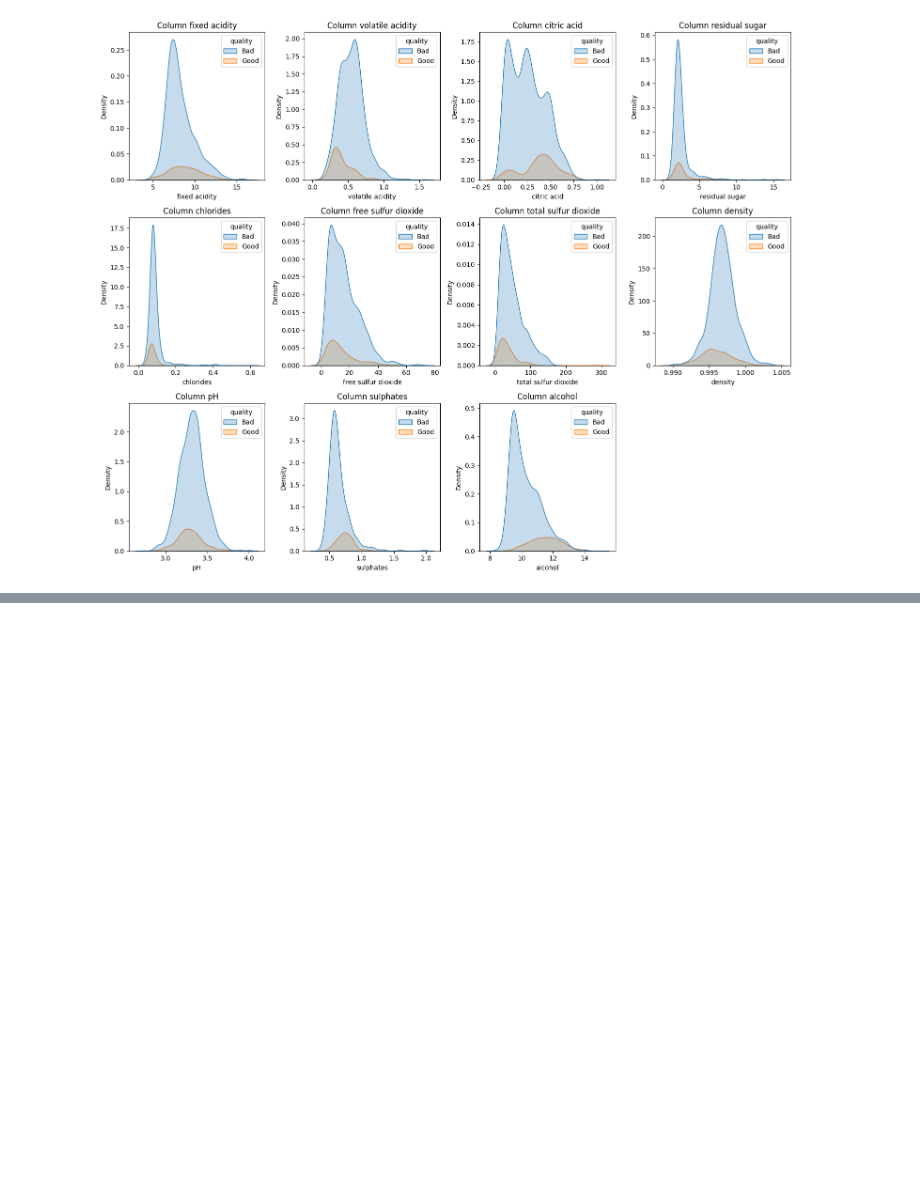
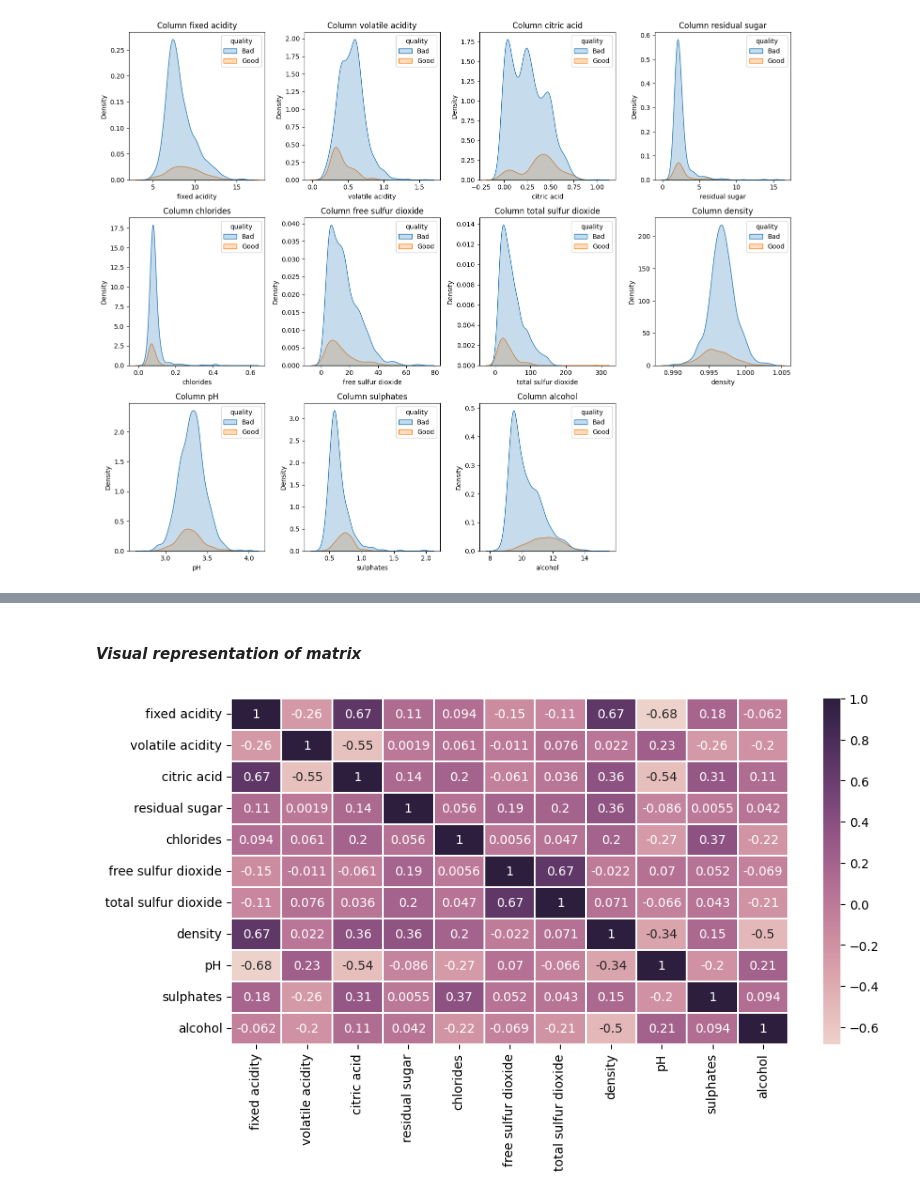
Before and after one commit to 176deepak/red-wine, a Jupyter notebook: Notebooks/Exploratory_Analysis.ipynb, the cells around one changed output, grey strips where cells are left out. Cells and saved outputs as stored; diff of their text form; code cells hidden in the pictures; blank space fills up the shorter version.

```diff
--- a/Notebooks/Exploratory_Analysis.ipynb
+++ b/Notebooks/Exploratory_Analysis.ipynb
@@ -237,0 +247,3 @@ plt.show()
+# %%
+corr_matrix = df.corr(numeric_only=True)
+corr_matrix
@@ -237,0 +263,8 @@ plt.show()
+# %% [markdown]
+#### *Visual representation of matrix*
+# %%
+plt.figure(figsize=(10,5))
+ax = sns.heatmap(corr_matrix, annot=True, linewidth=.10, cmap=sns.cubehelix_palette(as_cmap=True))
+plt.show()
+# %% [output]
+[figure, added]
```
Also changed, not shown: parts of 4 cells of this notebook.
